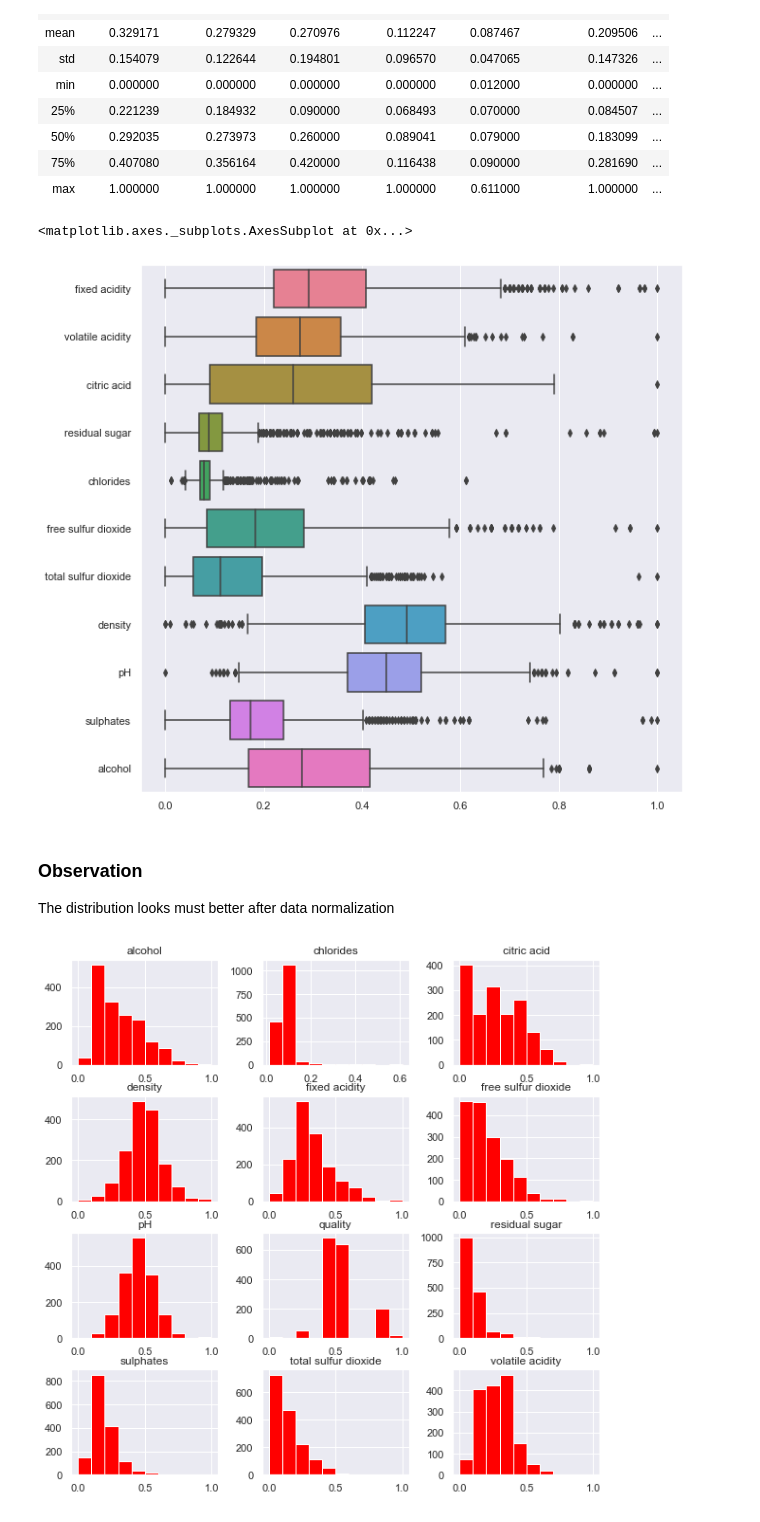
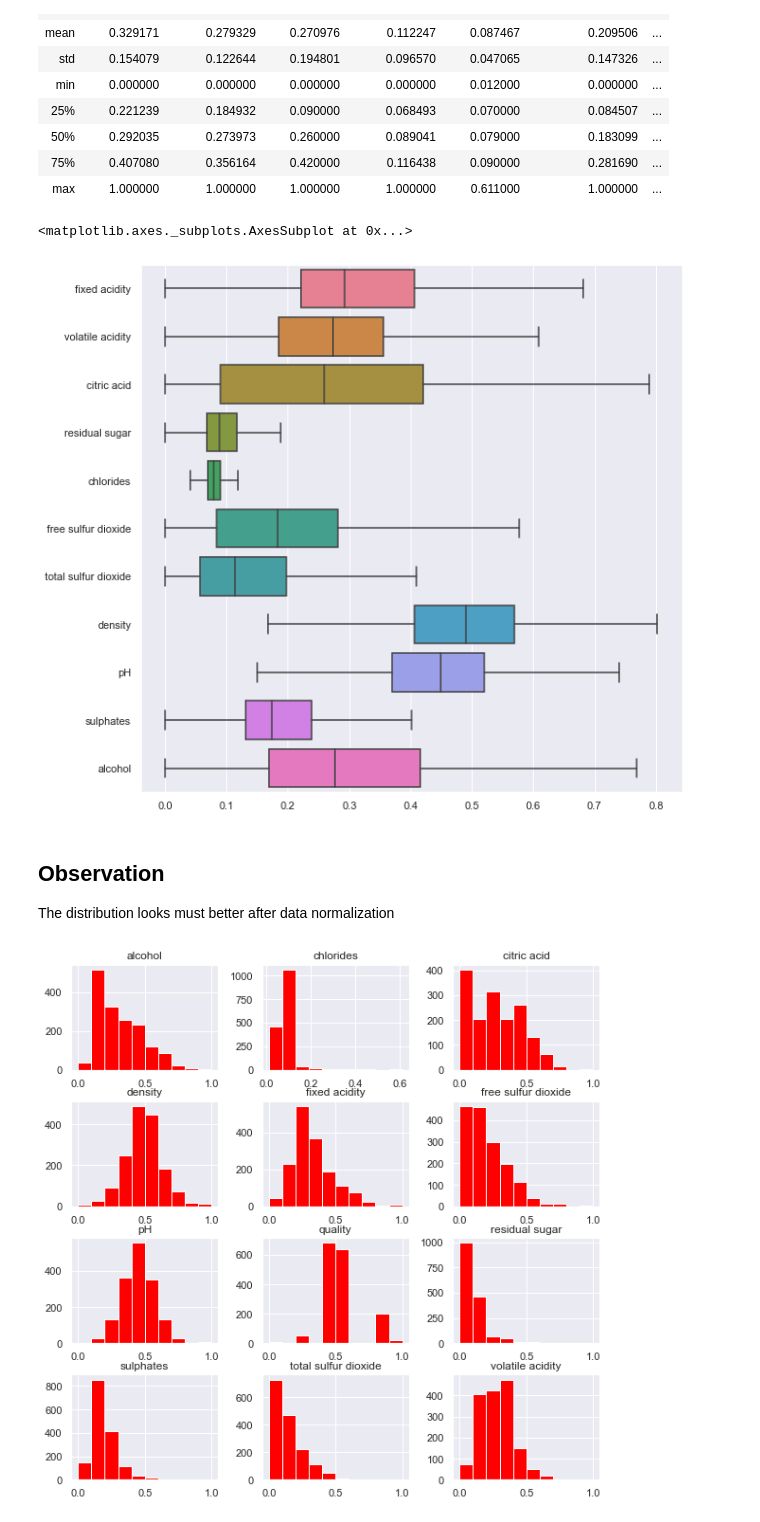
Before and after one commit to debraf86/Project3-Wine, a Jupyter notebook: FinalProject.ipynb, the cells around one changed output. Cells and saved outputs as stored; diff of their text form; code cells hidden in the pictures.

```diff
--- a/FinalProject.ipynb
+++ b/FinalProject.ipynb
@@ -56,12 +58,12 @@ wine_df2.describe()
 | max | 1.000000 | 1.000000 | 1.000000 | 1.000000 | 0.611000 | 1.000000 | ... |
 # %%
 plt.figure(figsize=(10,10))
-sns.boxplot(data=wine_df2.drop(columns=['quality']), orient='horizontal', palette='husl')
+sns.boxplot(data=wine_df2.drop(columns=['quality']), orient='horizontal', palette='husl', showfliers=False)
 # %% [output]
 <matplotlib.axes._subplots.AxesSubplot at 0x...>
-[figure, old version]
+[figure, new version]
 # %% [markdown]
-### Observation
+## Observation
 
 The distribution looks must better after data normalization
 # %%
```
Also changed, not shown: parts of 6 cells of this notebook.
